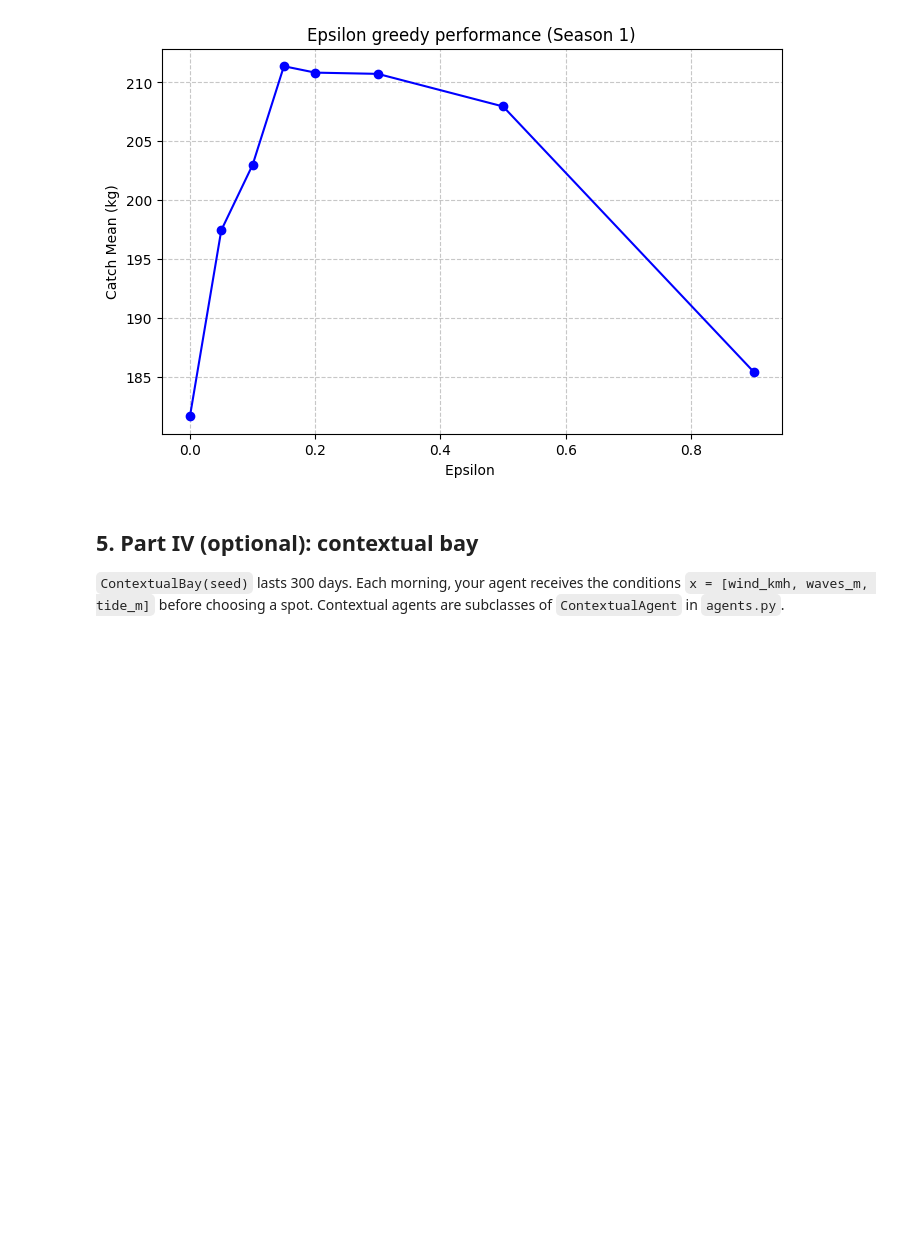
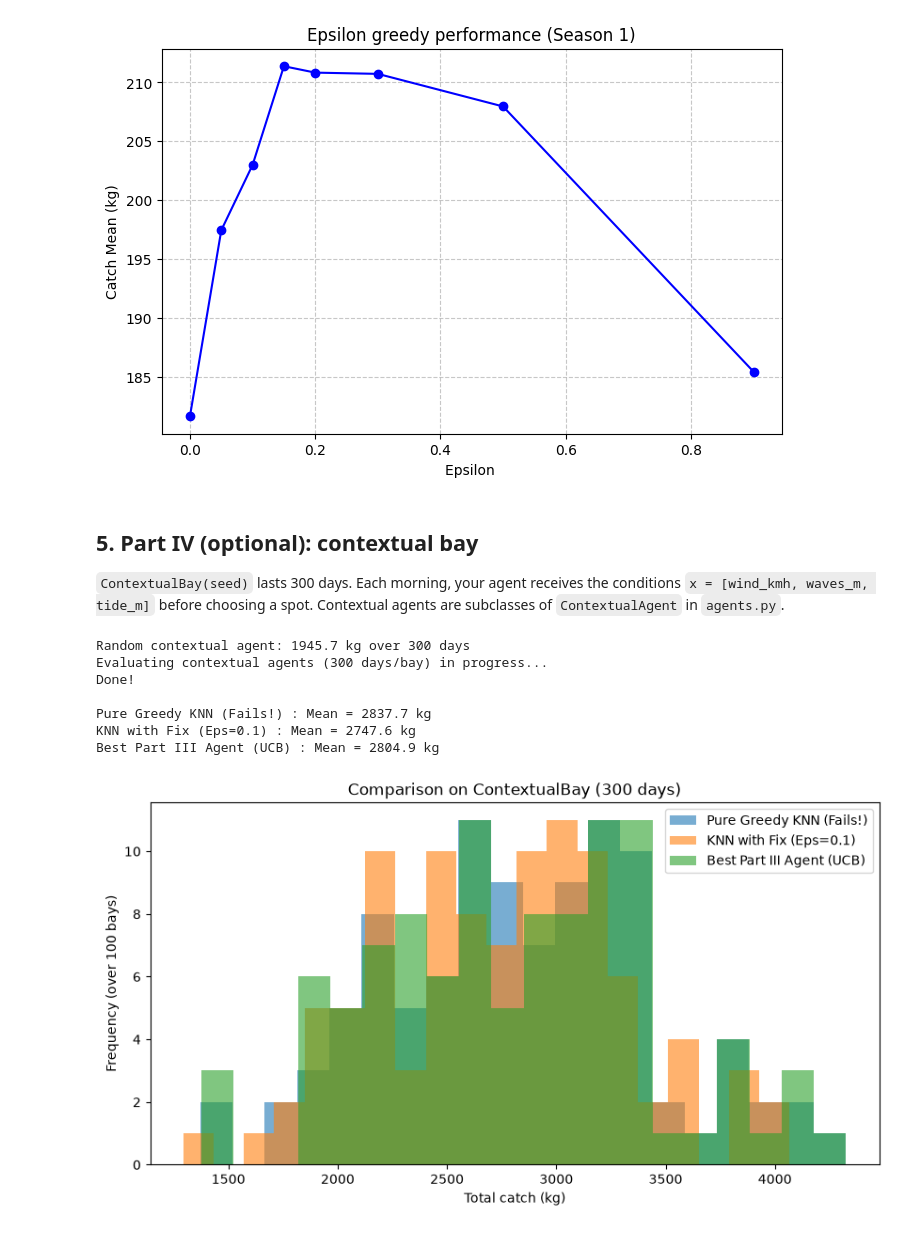
Before and after one commit to Hoomlo/project1_MALIS, a Jupyter notebook: experiment.ipynb, the cells around one changed output. Cells and saved outputs as stored; diff of their text form; code cells hidden in the pictures; blank space fills up the shorter version.

```diff
--- a/experiment.ipynb
+++ b/experiment.ipynb
@@ -212,6 +209,62 @@ plt.show()
 # %%
 bay = ContextualBay(seed=0)
 total = play(RandomContextualAgent(seed=0), bay)
 print(f"Random contextual agent: {total} kg over {bay.days} days")
 
 # Your code here
+
+from agents import KNNContextualAgent, UCBAgent, ContextualAgent
+import numpy as np
+import matplotlib.pyplot as plt
+
+# Creating a wrapper to compare with the UCB agent from Part III
+class UCBContextualWrapper(ContextualAgent):
+    """Allows the UCB agent to play in the contextual environment."""
+    def __init__(self, c=2.0):
+        super().__init__()
+        self.ucb = UCBAgent(c=c)
+    def reset(self):
+        self.ucb.reset()
+    def choose(self, x):
+        return self.ucb.choose() # Ignores the weather x
+    def update(self, x, spot, catch):
+        self.ucb.update(spot, catch)
+
+# Experimentation
+n_bays_ctx = 100 # Reduced to 100 because KNN computes distances every turn
+agents_ctx = {
+    "Pure Greedy KNN (Fails!)": KNNContextualAgent(k=3, epsilon=0.0),
+    "KNN with Fix (Eps=0.1)": KNNContextualAgent(k=3, epsilon=0.1),
+    "Best Part III Agent (UCB)": UCBContextualWrapper(c=2.0)
+}
+
+results_ctx = {name: [] for name in agents_ctx}
+
+print("Evaluating contextual agents (300 days/bay) in progress...")
+for seed in range(n_bays_ctx):
+    for name, agent in agents_ctx.items():
+        bay = ContextualBay(seed=seed)
+        results_ctx[name].append(play(agent, bay))
+print("Done!\n")
+
+# Display and Analysis
+for name in agents_ctx:
+    print(f"{name} : Mean = {np.mean(results_ctx[name]):.1f} kg")
+
+plt.figure(figsize=(10, 5))
+for name in agents_ctx:
+    plt.hist(results_ctx[name], bins=20, alpha=0.6, label=name)
+plt.title("Comparison on ContextualBay (300 days)")
+plt.xlabel("Total catch (kg)")
+plt.ylabel("Frequency (over 100 bays)")
+plt.legend()
+plt.show()
+# %% [output]
+Random contextual agent: 1945.7 kg over 300 days
+Evaluating contextual agents (300 days/bay) in progress...
+Done!
+
+Pure Greedy KNN (Fails!) : Mean = 2837.7 kg
+KNN with Fix (Eps=0.1) : Mean = 2747.6 kg
+Best Part III Agent (UCB) : Mean = 2804.9 kg
+[figure, added]
```
Also changed, not shown: parts of 1 cell of this notebook, 1 other file.
